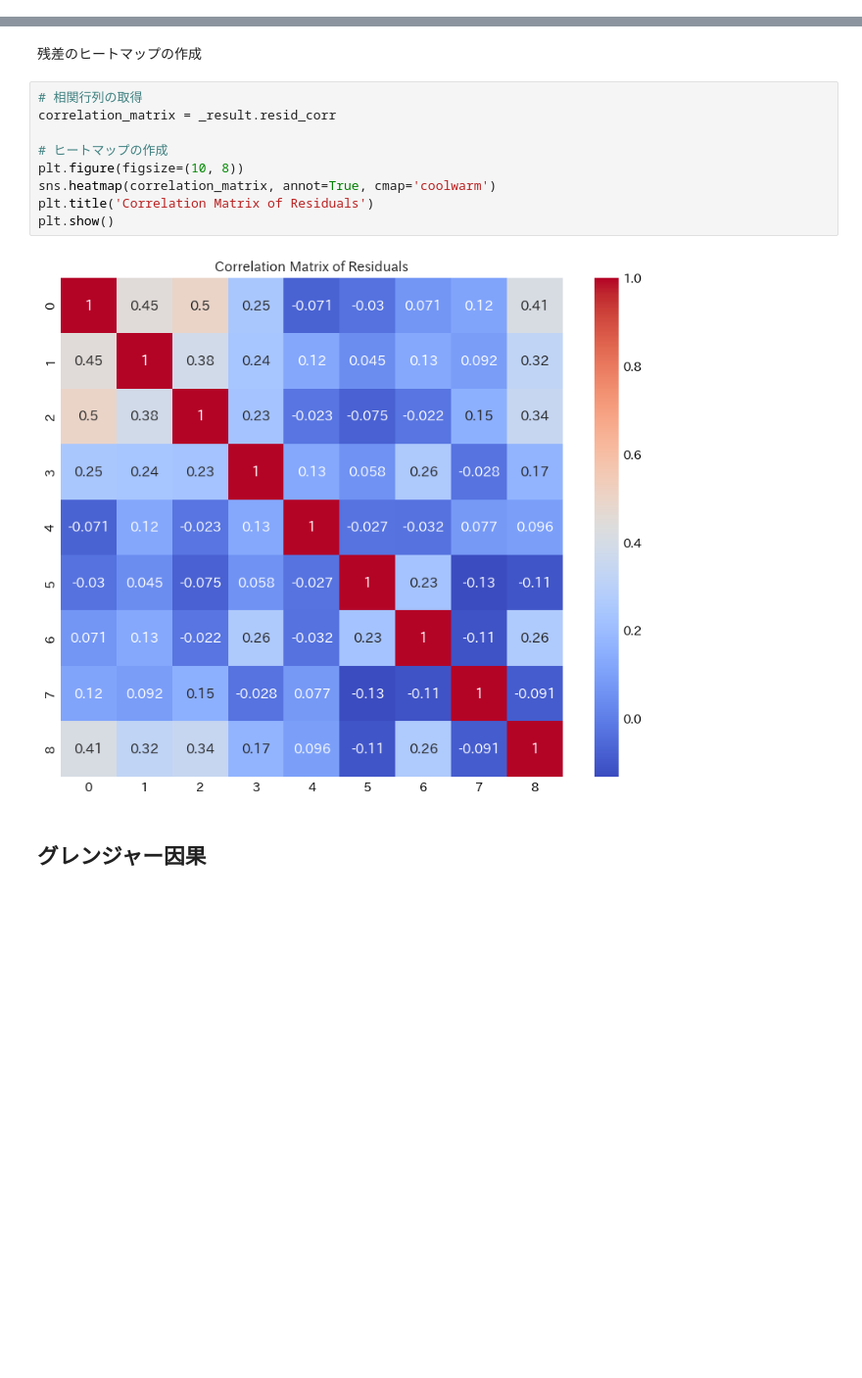
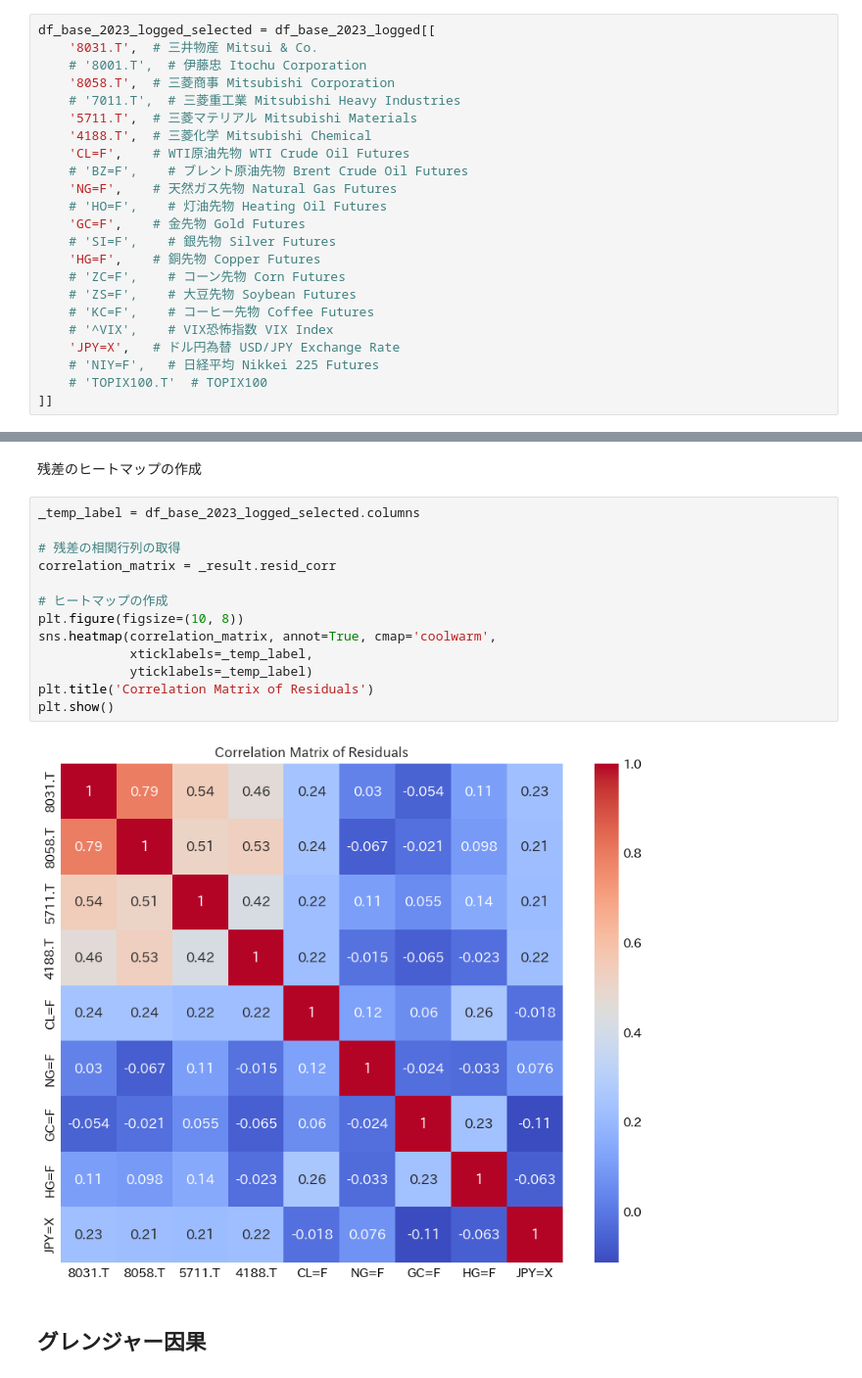
Before and after one commit to aguilarklyno/Fukuhara-Seminar, a Jupyter notebook: 23_11_24_week-05/main.ipynb, the cells around one changed output, grey strips where cells are left out. Shown at 98% size. Saved outputs shown, nothing was run; the diff lists cells and outputs as text; blank space fills up the shorter version.

```diff
--- a/23_11_24_week-05/main.ipynb
+++ b/23_11_24_week-05/main.ipynb
@@ -643,5 +622,28 @@ df_base_2023_logged_selected = df_base_2023_logged[[
 # %% [markdown]
 ## VAR
+# %%
+df_base_2023_logged_selected = df_base_2023_logged[[
+    '8031.T',  # 三井物産 Mitsui & Co.
+    # '8001.T',  # 伊藤忠 Itochu Corporation
+    '8058.T',  # 三菱商事 Mitsubishi Corporation
+    # '7011.T',  # 三菱重工業 Mitsubishi Heavy Industries
+    '5711.T',  # 三菱マテリアル Mitsubishi Materials
+    '4188.T',  # 三菱化学 Mitsubishi Chemical
+    'CL=F',    # WTI原油先物 WTI Crude Oil Futures
+    # 'BZ=F',    # ブレント原油先物 Brent Crude Oil Futures
+    'NG=F',    # 天然ガス先物 Natural Gas Futures
+    # 'HO=F',    # 灯油先物 Heating Oil Futures
+    'GC=F',    # 金先物 Gold Futures
+    # 'SI=F',    # 銀先物 Silver Futures
+    'HG=F',    # 銅先物 Copper Futures
+    # 'ZC=F',    # コーン先物 Corn Futures
+    # 'ZS=F',    # 大豆先物 Soybean Futures
+    # 'KC=F',    # コーヒー先物 Coffee Futures
+    # '^VIX',    # VIX恐怖指数 VIX Index
+    'JPY=X',   # ドル円為替 USD/JPY Exchange Rate
+    # 'NIY=F',   # 日経平均 Nikkei 225 Futures
+    # 'TOPIX100.T'  # TOPIX100
+]]
 # %% [markdown]
 VAR - 適用
 # %%
@@ -692,16 +694,20 @@ NIY=F     0.411213  0.321937  0.341875  0.166991  0.095759 -0.105781  0.264314 -
 # %% [markdown]
 残差のヒートマップの作成
 # %%
-# 相関行列の取得
+_temp_label = df_base_2023_logged_selected.columns
+
+# 残差の相関行列の取得
 correlation_matrix = _result.resid_corr
 
 # ヒートマップの作成
 plt.figure(figsize=(10, 8))
-sns.heatmap(correlation_matrix, annot=True, cmap='coolwarm')
+sns.heatmap(correlation_matrix, annot=True, cmap='coolwarm',
+            xticklabels=_temp_label,
+            yticklabels=_temp_label)
 plt.title('Correlation Matrix of Residuals')
 plt.show()
 # %% [output]
-[figure, old version]
+[figure, new version]
 # %% [markdown]
 ## グレンジャー因果
 # %% [markdown]
```
Also changed, not shown: parts of 26 cells of this notebook.
